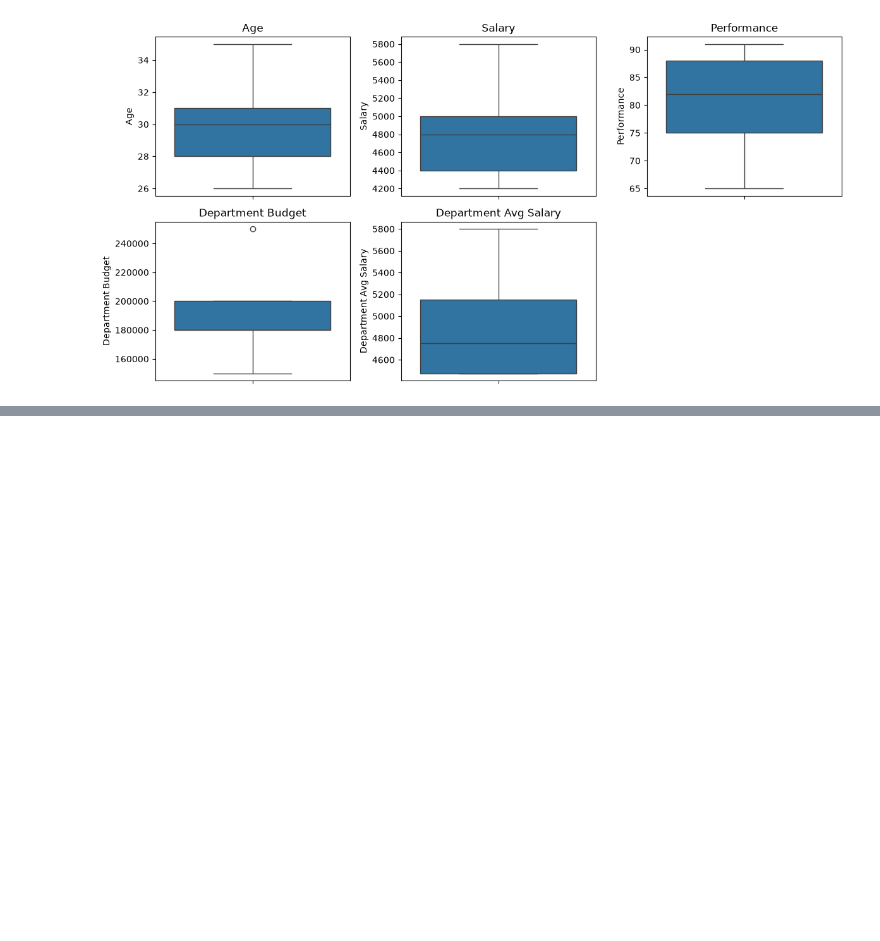
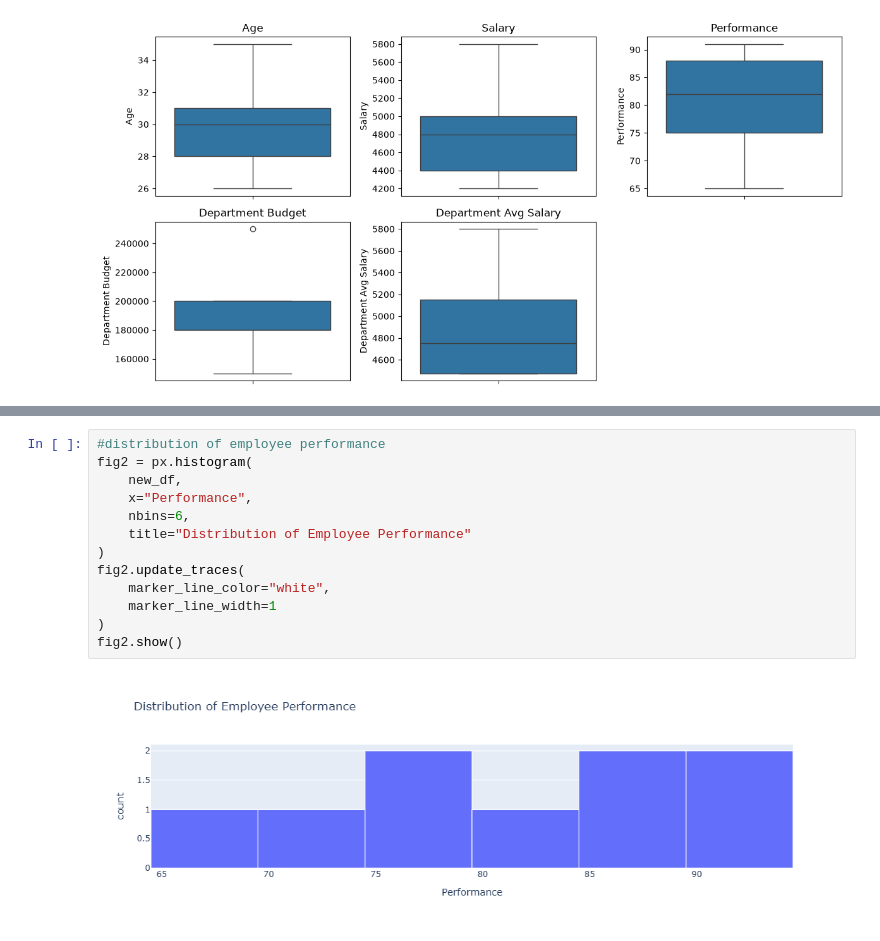
Before and after one commit to Maryam01-coder/data-science-class, a Jupyter notebook: employee_dataset.ipynb, the cells around one changed output, grey strips where cells are left out. Drawn from its saved outputs; the diff is of its cells as text; blank space fills up the shorter version.

```diff
--- a/employee_dataset.ipynb
+++ b/employee_dataset.ipynb
@@ -1001,0 +1079,15 @@ plt.show()
+# %%
+#distribution of employee performance
+fig2 = px.histogram(
+    new_df,
+    x="Performance",
+    nbins=6,
+    title="Distribution of Employee Performance"
+)
+fig2.update_traces(
+    marker_line_color="white",
+    marker_line_width=1
+)
+fig2.show()
+# %% [output]
+[figure, added]
```
Also changed, not shown: parts of 10 cells of this notebook, 2 other files.
